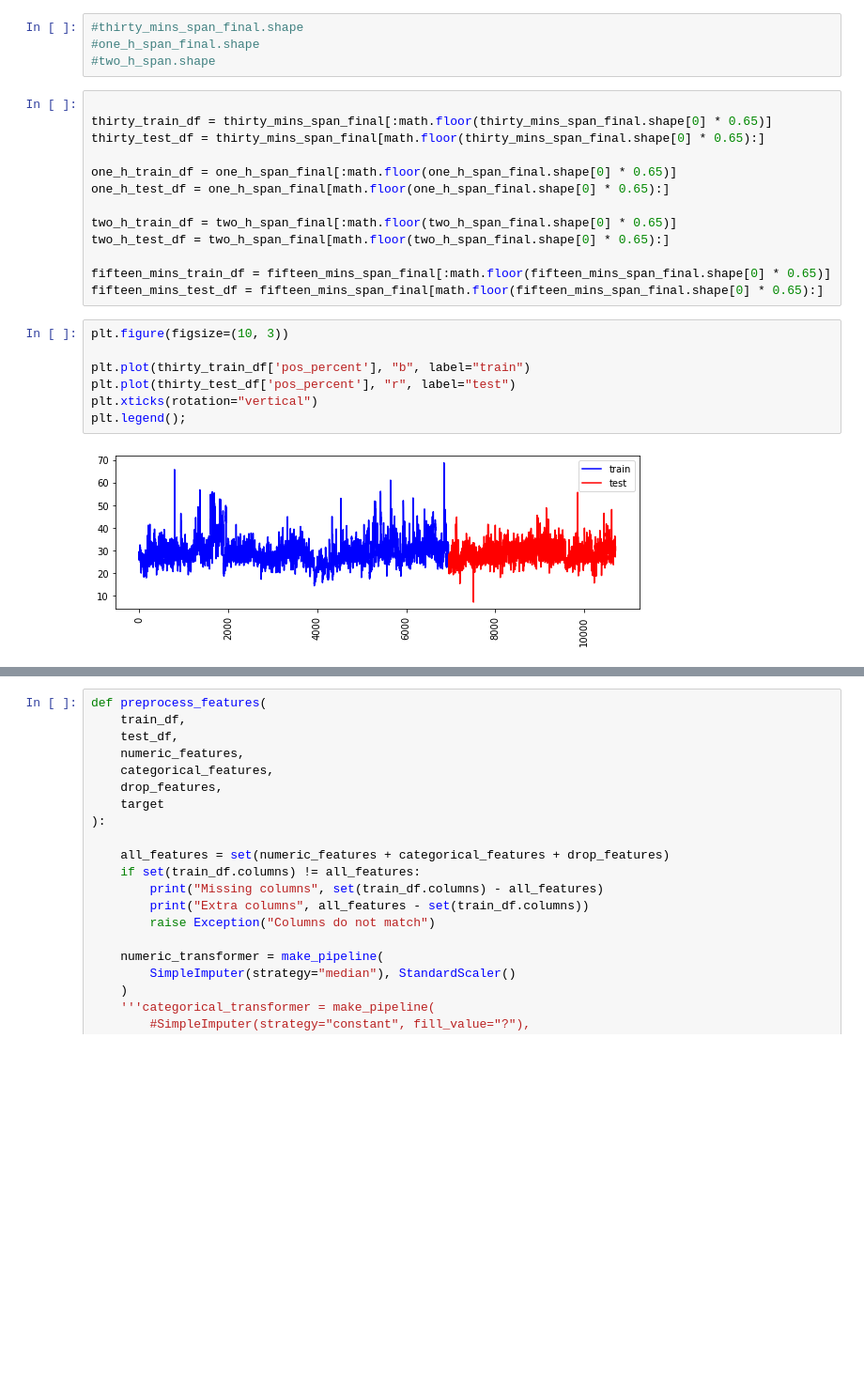
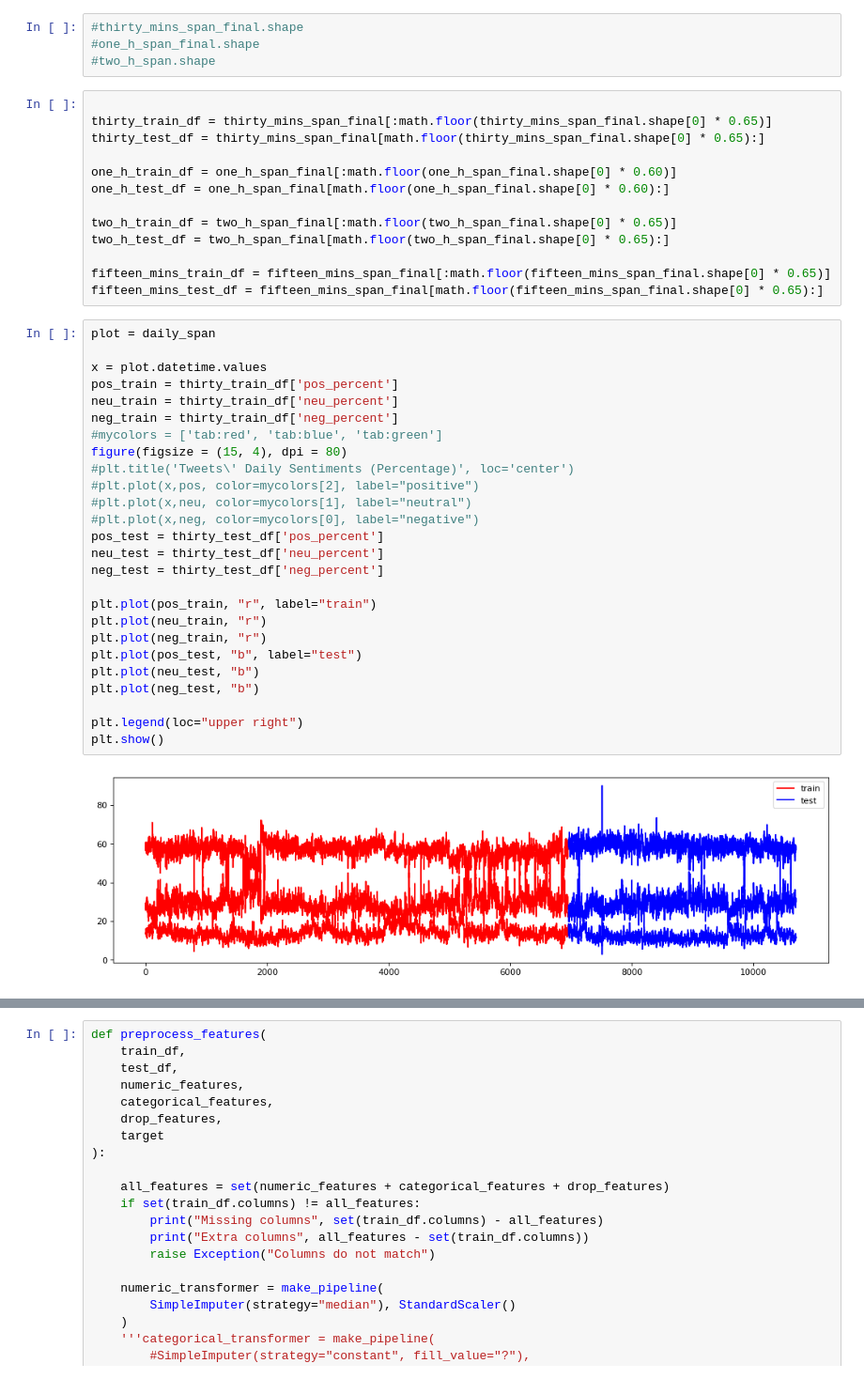
Before and after one commit to superzzp/Bitcoin-Price-Fluctuation-Twitter-Sentiment-Analysis, a Jupyter notebook: notebooks/1.0-zzp-aggregate-sentiments.ipynb, the cells around one changed output, grey strips where cells are left out. Shown at 94% size. Cells and saved outputs as stored; diff of their text form; blank space fills up the shorter version.

```diff
--- a/notebooks/1.0-zzp-aggregate-sentiments.ipynb
+++ b/notebooks/1.0-zzp-aggregate-sentiments.ipynb
@@ -417,22 +412,41 @@ from sklearn.preprocessing import OneHotEncoder, OrdinalEncoder, StandardScaler
 thirty_train_df = thirty_mins_span_final[:math.floor(thirty_mins_span_final.shape[0] * 0.65)]
 thirty_test_df = thirty_mins_span_final[math.floor(thirty_mins_span_final.shape[0] * 0.65):]
 
-one_h_train_df = one_h_span_final[:math.floor(one_h_span_final.shape[0] * 0.65)]
-one_h_test_df = one_h_span_final[math.floor(one_h_span_final.shape[0] * 0.65):]
+one_h_train_df = one_h_span_final[:math.floor(one_h_span_final.shape[0] * 0.60)]
+one_h_test_df = one_h_span_final[math.floor(one_h_span_final.shape[0] * 0.60):]
 
 two_h_train_df = two_h_span_final[:math.floor(two_h_span_final.shape[0] * 0.65)]
 two_h_test_df = two_h_span_final[math.floor(two_h_span_final.shape[0] * 0.65):]
 
 fifteen_mins_train_df = fifteen_mins_span_final[:math.floor(fifteen_mins_span_final.shape[0] * 0.65)]
 fifteen_mins_test_df = fifteen_mins_span_final[math.floor(fifteen_mins_span_final.shape[0] * 0.65):]
-# %%
-plt.figure(figsize=(10, 3))
-
-plt.plot(thirty_train_df['pos_percent'], "b", label="train")
-plt.plot(thirty_test_df['pos_percent'], "r", label="test")
-plt.xticks(rotation="vertical")
-plt.legend();
-# %% [output]
-[figure, removed]
+# %%
+plot = daily_span
+
+x = plot.datetime.values
+pos_train = thirty_train_df['pos_percent']
+neu_train = thirty_train_df['neu_percent']
+neg_train = thirty_train_df['neg_percent']
+#mycolors = ['tab:red', 'tab:blue', 'tab:green']
+figure(figsize = (15, 4), dpi = 80)
+#plt.title('Tweets\' Daily Sentiments (Percentage)', loc='center')
+#plt.plot(x,pos, color=mycolors[2], label="positive")
+#plt.plot(x,neu, color=mycolors[1], label="neutral")
+#plt.plot(x,neg, color=mycolors[0], label="negative")
+pos_test = thirty_test_df['pos_percent']
+neu_test = thirty_test_df['neu_percent']
+neg_test = thirty_test_df['neg_percent']
+
+plt.plot(pos_train, "r", label="train")
+plt.plot(neu_train, "r")
+plt.plot(neg_train, "r")
+plt.plot(pos_test, "b", label="test")
+plt.plot(neu_test, "b")
+plt.plot(neg_test, "b")
+
+plt.legend(loc="upper right")
+plt.show()
+# %% [output]
+[figure, added]
 # %%
 numeric_features = [
```
Also changed, not shown: parts of 12 cells of this notebook.
